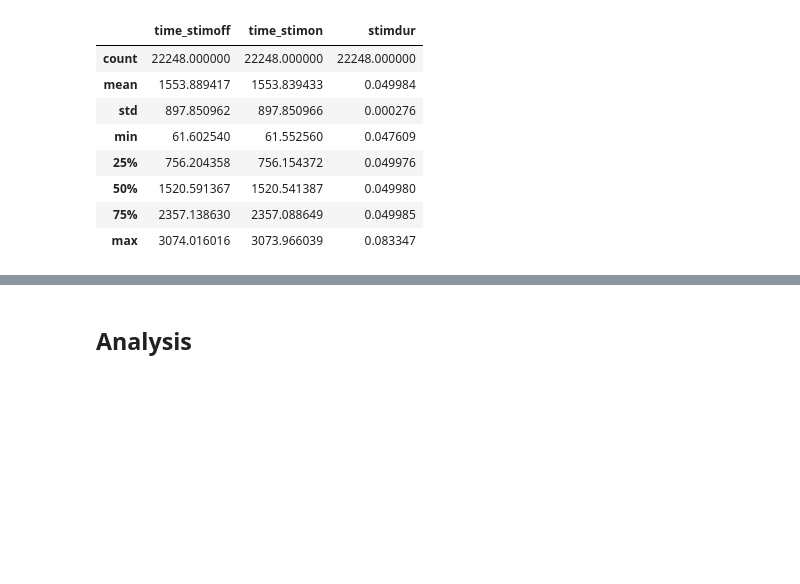
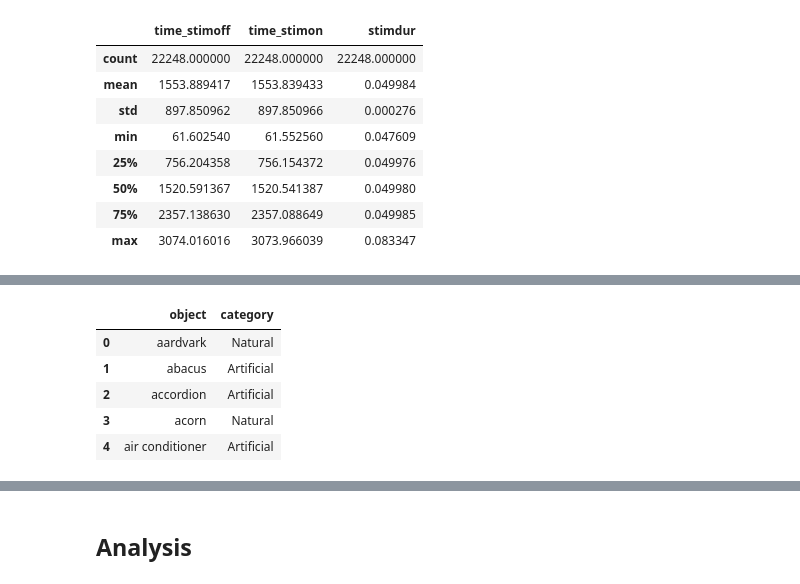
Before and after one commit to StoneT2000/COGS189Project, a Jupyter notebook: notebooks/Stone_EDA.ipynb, the cells around one changed output, grey strips where cells are left out. Drawn from its saved outputs; the diff is of its cells as text; code cells hidden in the pictures; blank space fills up the shorter version.

Commit message:
Link things to patient :)

```diff
--- a/notebooks/Stone_EDA.ipynb
+++ b/notebooks/Stone_EDA.ipynb
@@ -11,6 +11,7 @@ import mne
 import seaborn as sns
 # %%
 # mat = scipy.io.loadmat("../data/derivatives/RDM/stats_RDM_full.mat")
+ENV_PATH = "../"
 DATA_PATH = "../data"
 # %% [markdown]
 ## Loading Data
@@ -122,3 +123,13 @@ df1.head()
 | 2 | 2 | 1735 | turntable | 0 | 2 | 0 | ... |
 | 3 | 3 | 1643 | tent | 0 | 3 | 0 | ... |
 | 4 | 4 | 1564 | stove | 0 | 4 | 0 | ... |
+# %%
+things_df = pd.read_csv(osp.join(ENV_PATH, "things_clustering.csv") , sep=", ")
+things_df.head()
+# %% [output]
+|  | object | category |
+| 0 | aardvark | Natural |
+| 1 | abacus | Artificial |
+| 2 | accordion | Artificial |
+| 3 | acorn | Natural |
+| 4 | air conditioner | Artificial |
```
Also changed, not shown: parts of 8 cells of this notebook.
